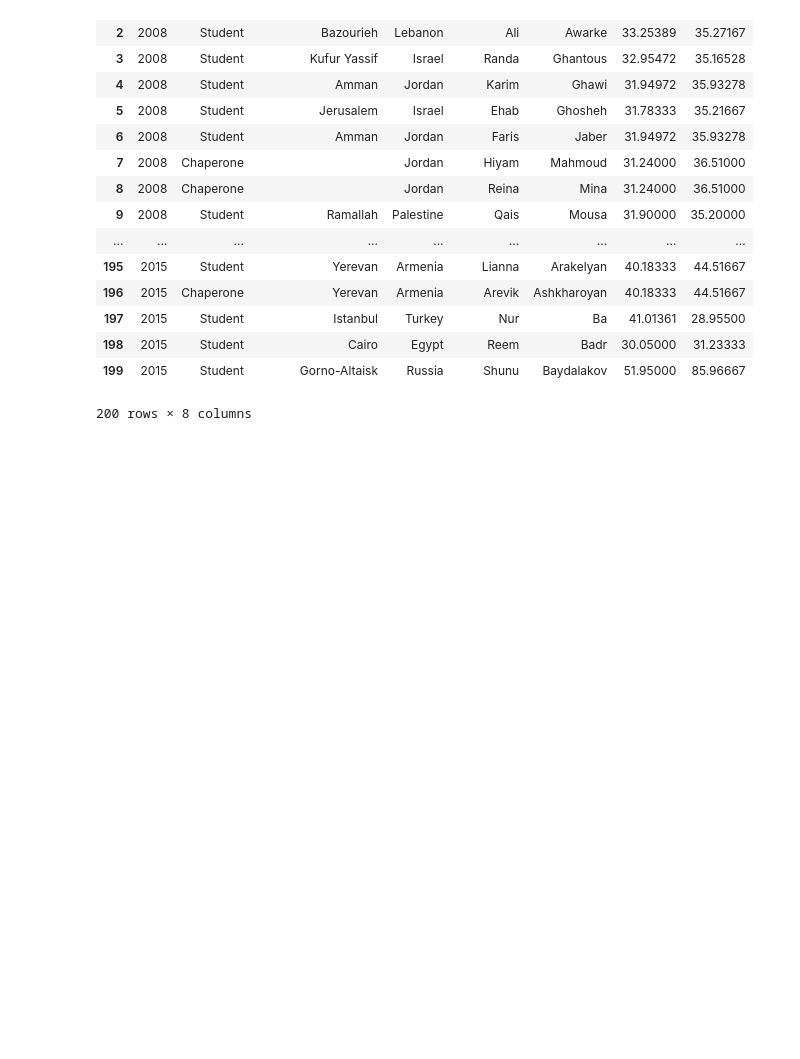
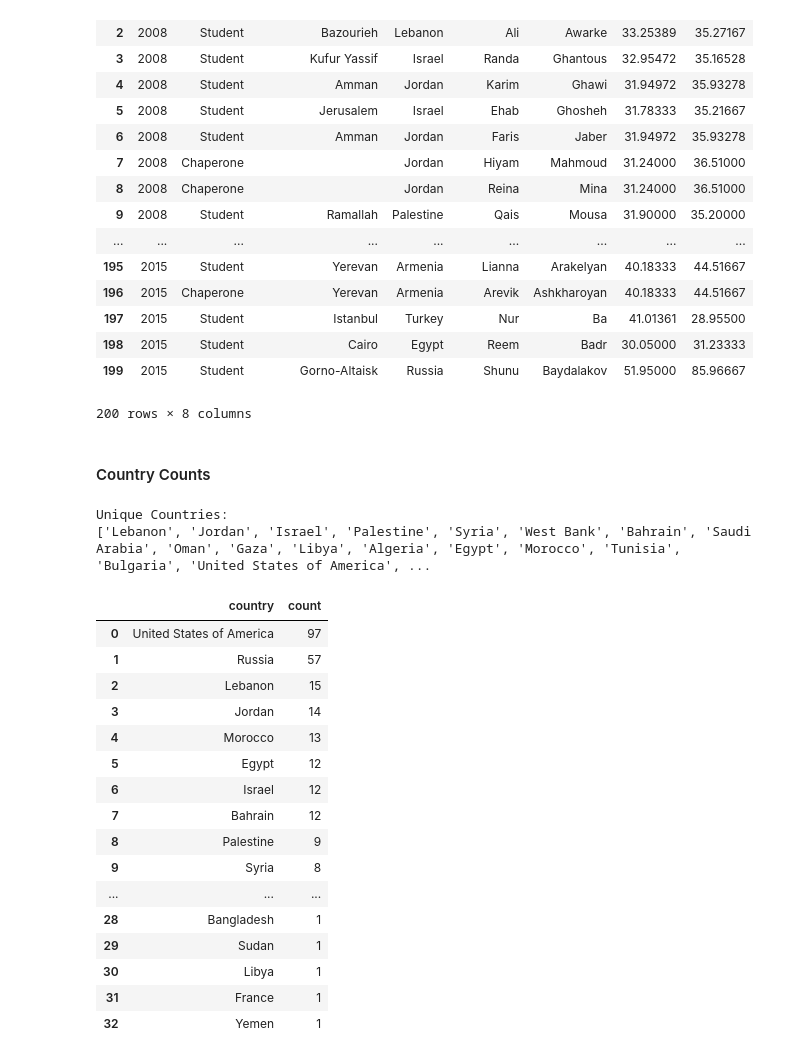
Before and after one commit to ryan-p-larson/iwp, a Jupyter notebook: iwp/notebooks/01-btl-participants.ipynb, the cells around one changed output. Saved outputs shown, nothing was run; the diff lists cells and outputs as text; code cells hidden in the pictures; blank space fills up the shorter version.

Commit message:
Changed some country names in student notebook to merge with GIS layers. Also added country counts.

```diff
--- a/iwp/notebooks/01-btl-participants.ipynb
+++ b/iwp/notebooks/01-btl-participants.ipynb
@@ -173,9 +173,13 @@ Kuwait                                  1
 Name: country, dtype: int64
 # %%
 country_aliases = {
-    'U.S.': 'USA',
-    'US': 'USA',
-    'Kuwait (but she is Lebanese)': 'Kuwait'
+    'USA': 'United States of America',
+    'U.S.': 'United States of America',
+    'US': 'United States of America',
+    'Kuwait (but she is Lebanese)': 'Kuwait',
+    'Syria ': 'Syria',
+    'Palestinian Territories': 'Palestine',
+    'Palestinian Territories ': 'Palestine'
 }
 
 df['country'] = df['country'].map(lambda x: country_aliases[x] if x in country_aliases else x)
@@ -257,5 +220,41 @@ df.iloc[:200]
 | 198 | 2015 | Student | Cairo | Egypt | Reem | Badr | 30.05000 | 31.23333 |
 | 199 | 2015 | Student | Gorno-Altaisk | Russia | Shunu | Baydalakov | 51.95000 | 85.96667 |
 200 rows × 8 columns
+# %% [markdown]
+#### Country Counts
+# %%
+print ("Unique Countries:")
+print (df.country.unique().tolist())
+
+# Years plot, get cnts
+country_cnts = df.country.value_counts().reset_index()
+# rename for ease
+country_cnts.columns = ['country', 'count']
+
+# sort
+country_cnts.sort_values('count', ascending=False, inplace=True)
+# %% [output]
+Unique Countries:
+['Lebanon', 'Jordan', 'Israel', 'Palestine', 'Syria', 'West Bank', 'Bahrain', 'Saudi Arabia', 'Oman', 'Gaza', 'Libya', 'Algeria', 'Egypt', 'Morocco', 'Tunisia', 'Bulgaria', 'United States of America', ...
+# %%
+country_cnts
+# %% [output]
+|  | country | count |
+| 0 | United States of America | 97 |
+| 1 | Russia | 57 |
+| 2 | Lebanon | 15 |
+| 3 | Jordan | 14 |
+| 4 | Morocco | 13 |
+| 5 | Egypt | 12 |
+| 6 | Israel | 12 |
+| 7 | Bahrain | 12 |
+| 8 | Palestine | 9 |
+| 9 | Syria | 8 |
+| ... | ... | ... |
+| 28 | Bangladesh | 1 |
+| 29 | Sudan | 1 |
+| 30 | Libya | 1 |
+| 31 | France | 1 |
+| 32 | Yemen | 1 |
 # %%
 df.to_csv((data_dir + 'canonical/student_data.csv'), index=False)
```
Also changed, not shown: parts of 4 cells of this notebook, 2 other files.
